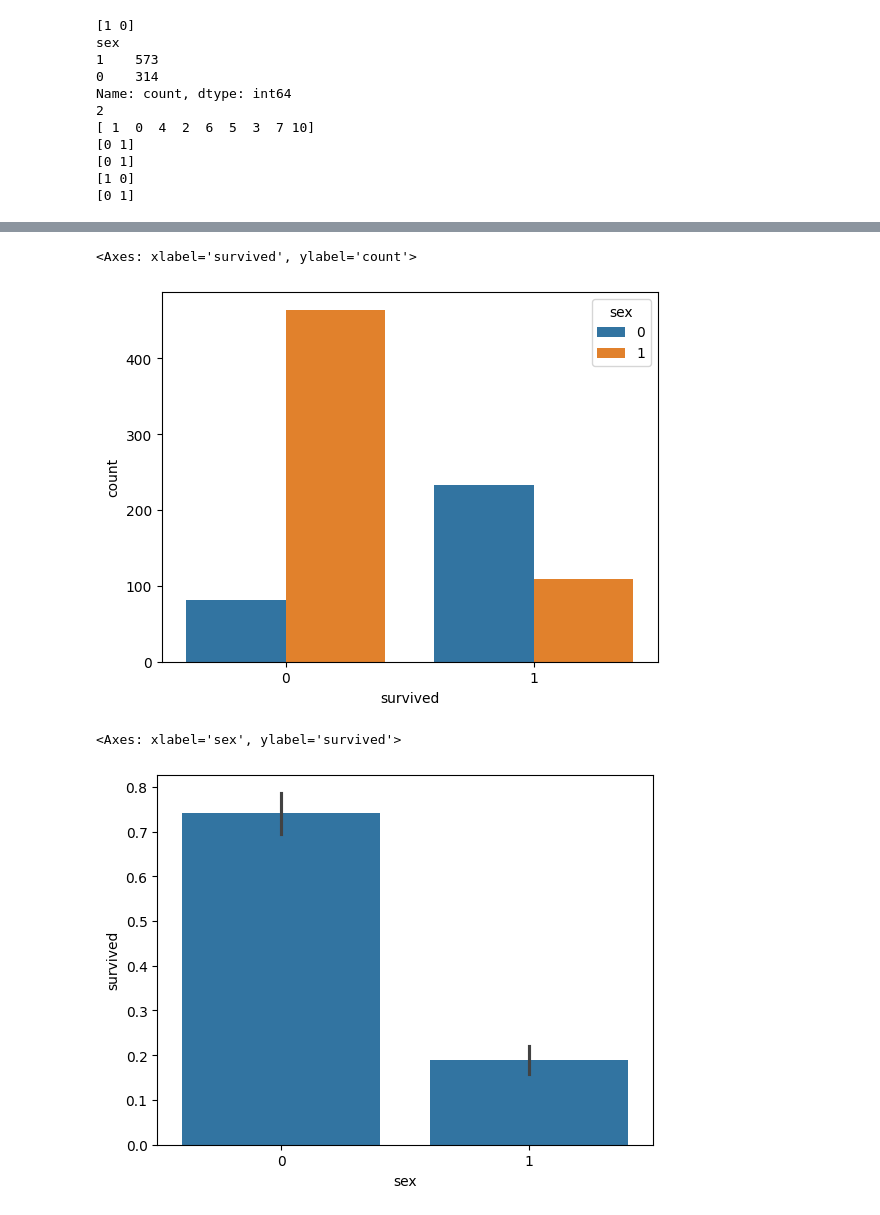
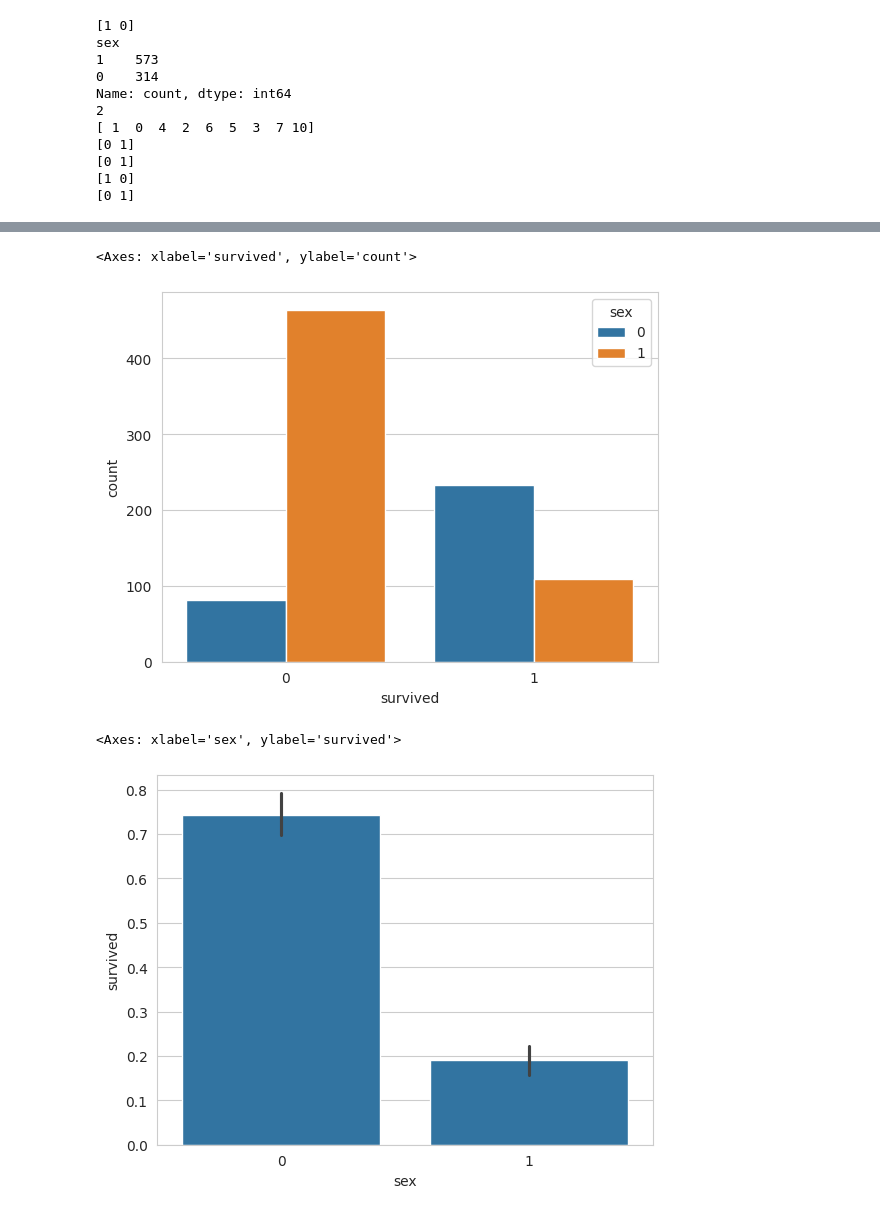
Before and after one commit to ybutkov/LEVEL3-MLOps, a Jupyter notebook: week-1/notebooks/part1_sklearn.ipynb, the cells around one changed output, grey strips where cells are left out. Cells and saved outputs as stored; diff of their text form; code cells hidden in the pictures.

```diff
--- a/week-1/notebooks/part1_sklearn.ipynb
+++ b/week-1/notebooks/part1_sklearn.ipynb
@@ -5,7 +5,12 @@ import seaborn as sns
 import matplotlib.pyplot as plt
 from sklearn.linear_model import LogisticRegression
 from sklearn.model_selection import train_test_split
+# %%
+sns.set_style('whitegrid')
 # %%
-data = pd.read_csv("../data/titanic.csv")
-data.head(10)
+df = pd.read_csv('../data/titanic.csv')
+print(f"Shape: {df.shape[0]} rows, {df.shape[1]} columns")
+print(f"\nMissing values:\n{df.isna().sum()}")
+print(f"\nDuplicates: {df.duplicated().sum()}")
+df.head()
 # %% [output]
@@ -71,0 +201,15 @@ dtype: int64
+# %%
+df['class'] = df[['1st_class', '2nd_class', '3rd_class']].idxmax(axis=1)
+
+fig, axes = plt.subplots(1, 2, figsize=(10, 4))
+
+sns.countplot(x='class', hue='survived', data=df,
+              order=['1st_class', '2nd_class', '3rd_class'], ax=axes[0])
+axes[0].set_title('Count')
+
+sns.barplot(x='class', y='survived', data=df,
+            order=['1st_class', '2nd_class', '3rd_class'], ax=axes[1])
+axes[1].set_title('Survival Rate')
+
+plt.tight_layout()
+plt.show()
@@ -72,6 +254,6 @@ dtype: int64
 # %%
 class_data = []
-for index, row in data.iterrows():
+for index, row in df.iterrows():
     if row['1st_class'] == 1:
         class_data.append('First')
     elif row['2nd_class'] == 1:
@@ -79,11 +261,11 @@ for index, row in data.iterrows():
     else:
         class_data.append('Third')
 
-data['Class_Group'] = class_data
+df['Class_Group'] = class_data
 
 # Plot the relationship
 plt.figure(figsize=(8, 5))
-sns.countplot(x='Class_Group', hue='survived', data=data, order=['First', 'Second', 'Third'])
+sns.countplot(x='Class_Group', hue='survived', data=df, order=['First', 'Second', 'Third'])
 plt.title('Survival Count by Ticket Class')
 plt.xlabel('Passenger Class')
 plt.ylabel('Number of Passengers')
@@ -246,11 +308,11 @@ sns.countplot(x='survived', data=data)
 # %%
-sns.countplot(x='survived', hue='sex', data=data)
+sns.countplot(x='survived', hue='sex', data=df)
 # %% [output]
 <Axes: xlabel='survived', ylabel='count'>
-[figure, old version]
+[figure, new version]
 # %%
-sns.barplot(x='sex', y='survived', data=data)
+sns.barplot(x='sex', y='survived', data=df)
 # %% [output]
 <Axes: xlabel='sex', ylabel='survived'>
-[figure, old version]
+[figure, new version]
 # %%
```
Also changed, not shown: parts of 39 cells of this notebook, 1 other file.
